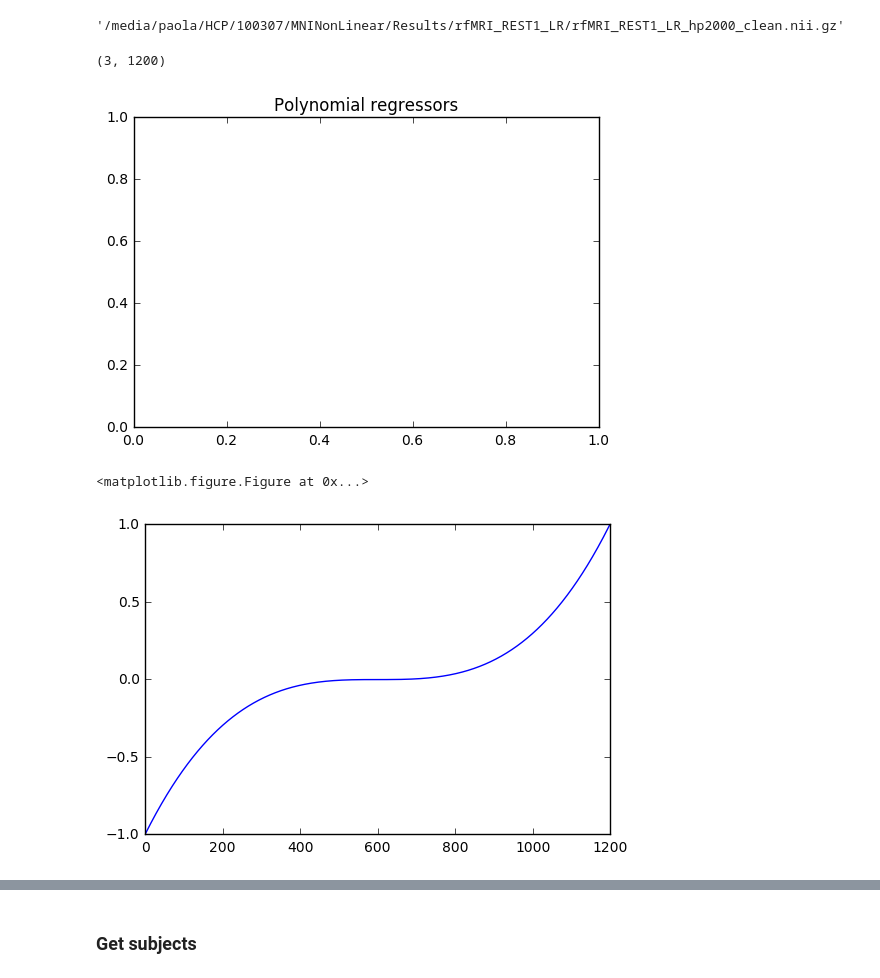
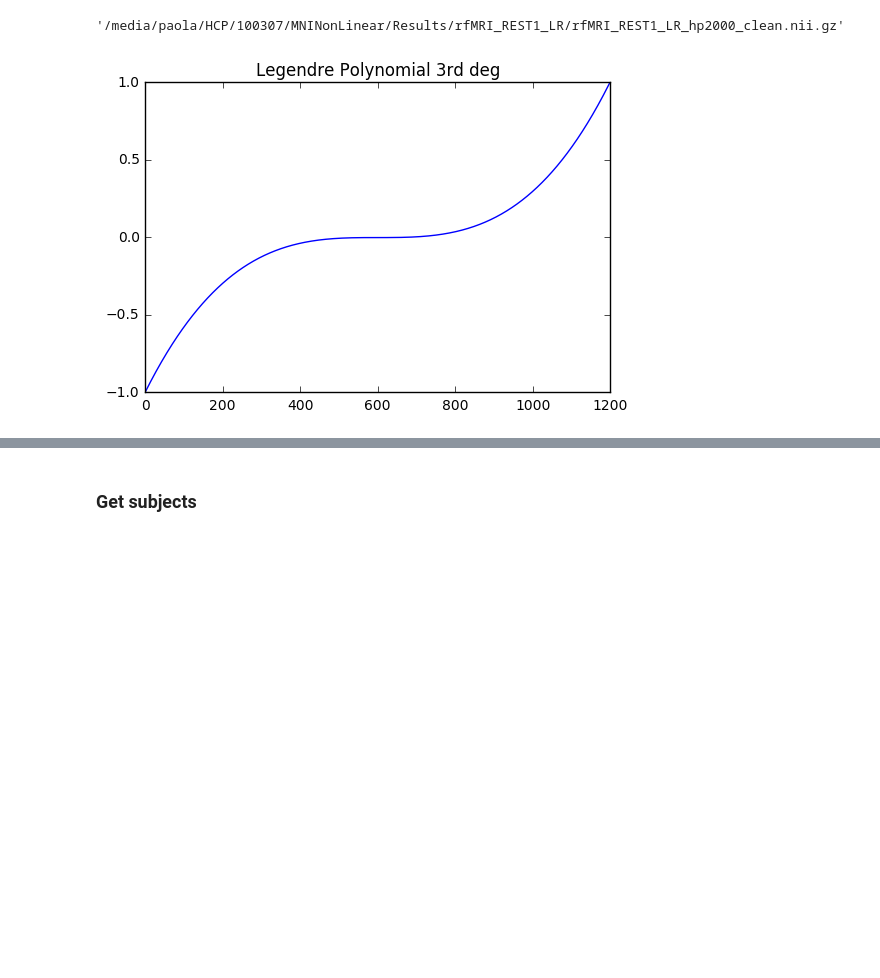
Before and after one commit to paola-g/fc_reproducibility, a Jupyter notebook: pipeline.ipynb, the cells around one changed output, grey strips where cells are left out. Drawn from its saved outputs; the diff is of its cells as text; code cells hidden in the pictures; blank space fills up the shorter version.

```diff
--- a/pipeline.ipynb
+++ b/pipeline.ipynb
@@ -167,44 +167,19 @@ TR = hdr['pixdim'][4]
 dim1 = hdr['dim'][1]
 dim2 = hdr['dim'][2]
 dim3 = hdr['dim'][3]
-# %%
-# ** a) create polynomial regressors **
-nPoly = 3
-import scipy.special as sp
-
-
-# Create polynomial regressors centered on 0 and bounded by -1 and 1
-x = np.arange(nTRs)
-num_pol = range(nPoly)
-y = np.ones((len(num_pol),len(x)))
-y[0,] = sp.legendre(3)(x)
-print y.shape
-plt.figure()
-plt.title('Polynomial regressors')
-#if(doPlot): plt.plot(x,y[i])
-
-plt.figure()
-y[0,:] = 2.5*x*x*x-1.5*x
-#if(doPlot): plt.plot(x,y[i])
-
-for i in num_pol:
-    y[i,:] = (x - (np.max(x)/2)) **(i+1)
-    y[i,:] = y[i,:] - np.mean(y[i,:])
-    y[i,:] = y[i,:]/np.max(y[i,:])
-    #if(doPlot): plt.plot(x,y[i])
-
-
-
-from numpy.polynomial.legendre import Legendre
-leg = Legendre((0,0,0,1))
-plt.figure()
-y[0,:] = leg(x)
-if(doPlot): plt.plot(x,y[i])
-# %% [output]
-(3, 1200)
-[figure, removed]
-<matplotlib.figure.Figure at 0x...>
-[figure, removed]
+# %%
+# ** a) create polynomial regressors **
+nPoly = 1
+
+
+from numpy.polynomial.legendre import Legendre
+leg = Legendre((0,0,0,1))
+plt.figure()
+plt.title('Legendre Polynomial 3rd deg')
+y[0,:] = leg(x)
+if(doPlot): plt.plot(x,y[i])
+# %% [output]
+[figure, added]
 # %%
 def Finn_preprocess(fmriFile):
     subject = op.basename(op.dirname(op.dirname(op.dirname(op.dirname(fmriFile)))))
```
Also changed, not shown: parts of 3 cells of this notebook.
